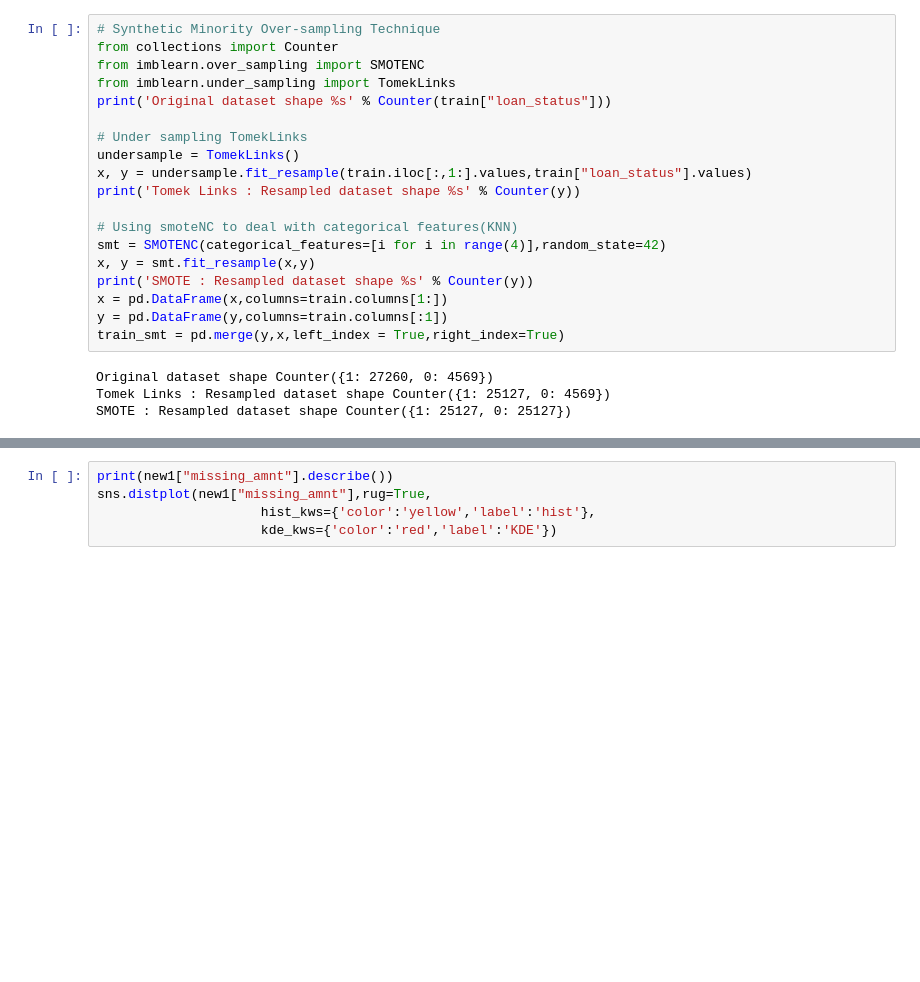
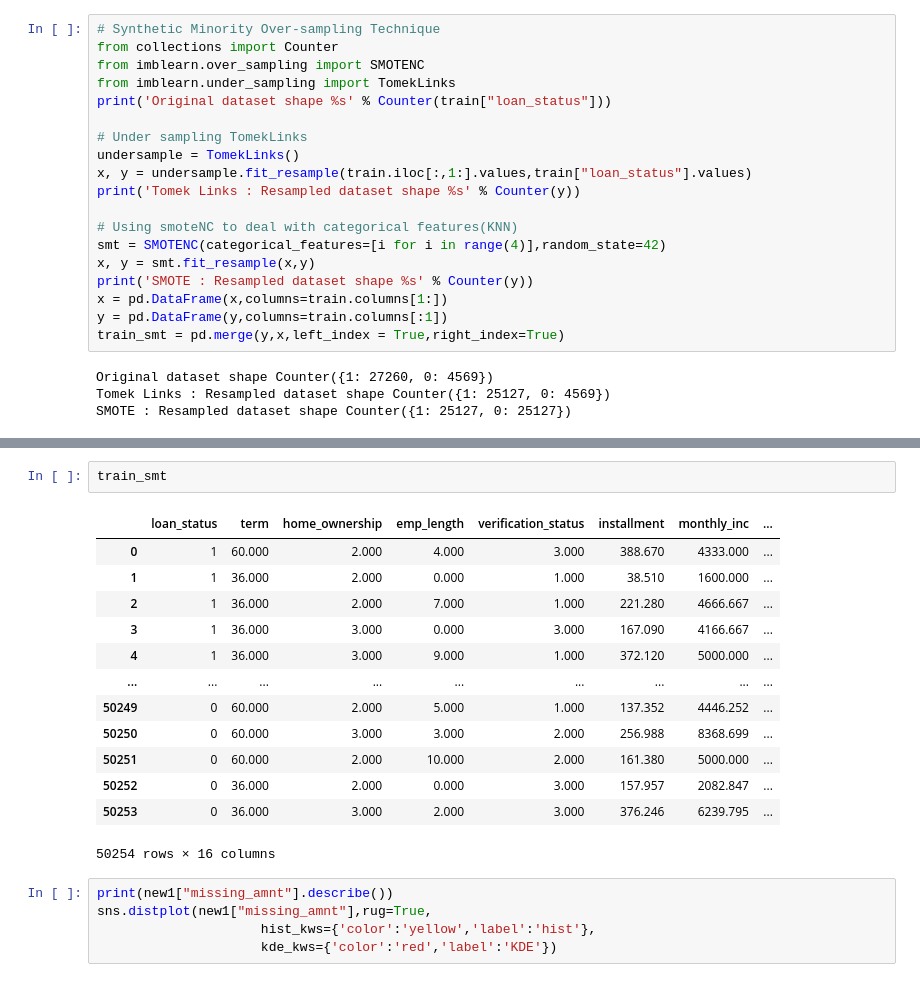
Before and after one commit to heyifuwhu/Lending_Club, a Jupyter notebook: Data_Processing.ipynb, the cells around one changed output, grey strips where cells are left out. Saved outputs shown, nothing was run; the diff lists cells and outputs as text; blank space fills up the shorter version.

```diff
--- a/Data_Processing.ipynb
+++ b/Data_Processing.ipynb
@@ -383,3 +380,19 @@ Series([], Name: term, dtype: float64)
+# %%
+train_smt
+# %% [output]
+|  | loan_status | term | home_ownership | emp_length | verification_status | installment | monthly_inc | ... |
+| 0 | 1 | 60.000 | 2.000 | 4.000 | 3.000 | 388.670 | 4333.000 | ... |
+| 1 | 1 | 36.000 | 2.000 | 0.000 | 1.000 | 38.510 | 1600.000 | ... |
+| 2 | 1 | 36.000 | 2.000 | 7.000 | 1.000 | 221.280 | 4666.667 | ... |
+| 3 | 1 | 36.000 | 3.000 | 0.000 | 3.000 | 167.090 | 4166.667 | ... |
+| 4 | 1 | 36.000 | 3.000 | 9.000 | 1.000 | 372.120 | 5000.000 | ... |
+| ... | ... | ... | ... | ... | ... | ... | ... | ... |
+| 50249 | 0 | 60.000 | 2.000 | 5.000 | 1.000 | 137.352 | 4446.252 | ... |
+| 50250 | 0 | 60.000 | 3.000 | 3.000 | 2.000 | 256.988 | 8368.699 | ... |
+| 50251 | 0 | 60.000 | 2.000 | 10.000 | 2.000 | 161.380 | 5000.000 | ... |
+| 50252 | 0 | 36.000 | 2.000 | 0.000 | 3.000 | 157.957 | 2082.847 | ... |
+| 50253 | 0 | 36.000 | 3.000 | 2.000 | 3.000 | 376.246 | 6239.795 | ... |
+50254 rows × 16 columns
 # %%
 print(new1["missing_amnt"].describe())
 sns.distplot(new1["missing_amnt"],rug=True,
```
Also changed, not shown: parts of 2 cells of this notebook, 1 other file.
